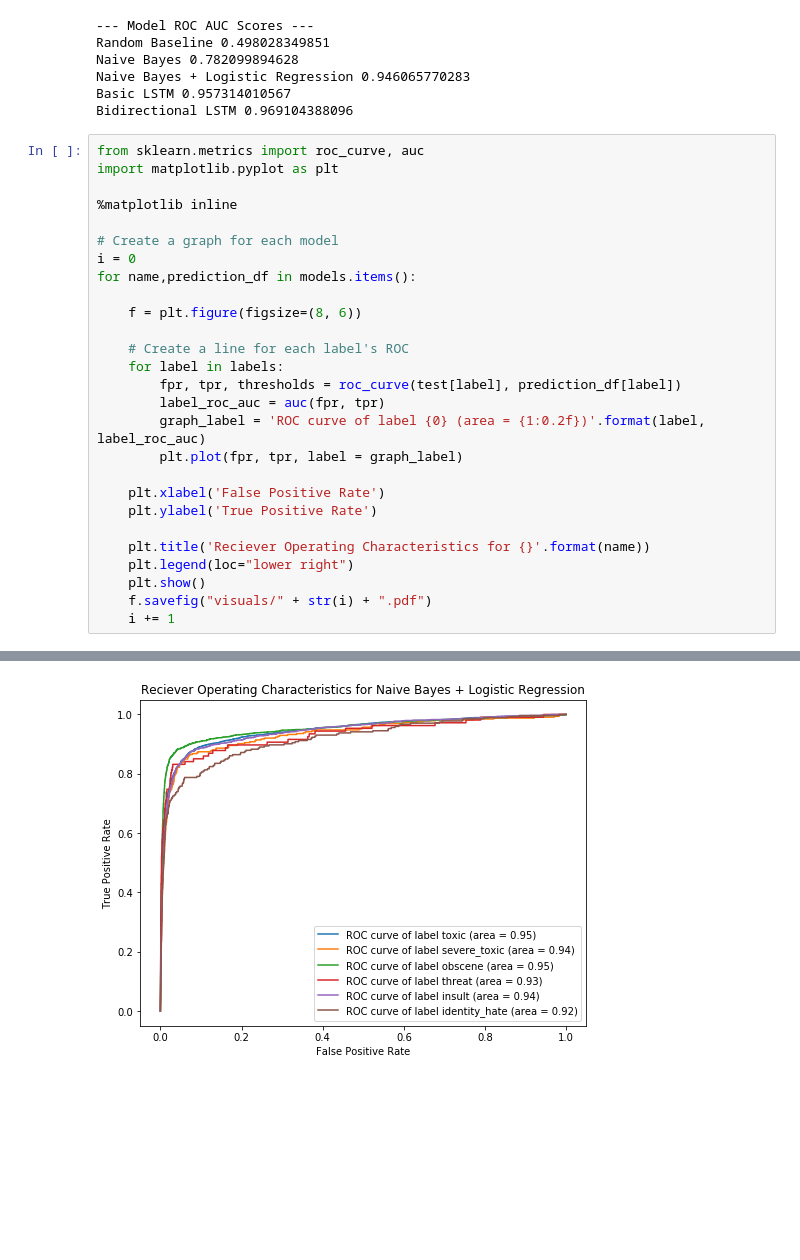
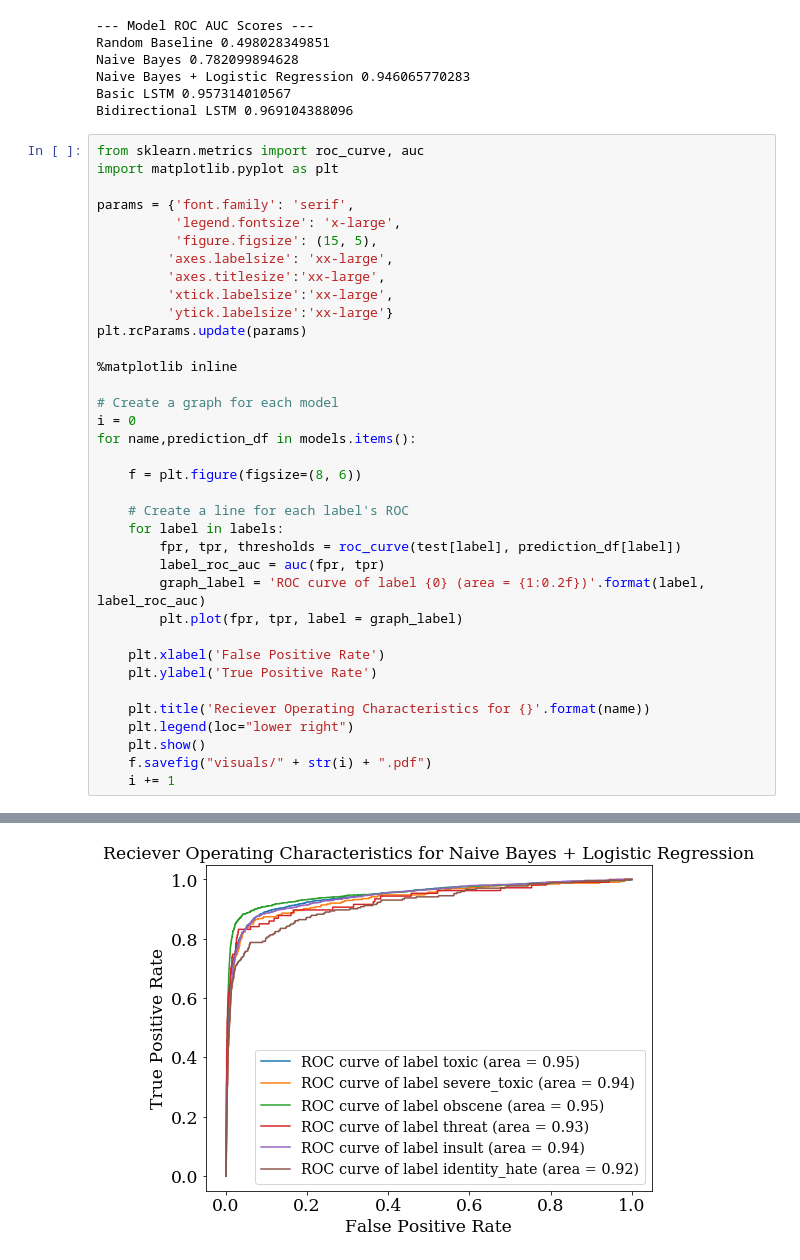
Before and after one commit to jLukeC/CIS599-Deep-Learning-NLP, a Jupyter notebook: identifying & classifying offensive comments/Analyze Model Outputs.ipynb, the cells around one changed output, grey strips where cells are left out. Cells and saved outputs as stored; diff of their text form; blank space fills up the shorter version.

```diff
--- a/identifying & classifying offensive comments/Analyze Model Outputs.ipynb
+++ b/identifying & classifying offensive comments/Analyze Model Outputs.ipynb
@@ -41,6 +39,15 @@ Bidirectional LSTM 0.969104388096
 # %%
 from sklearn.metrics import roc_curve, auc
 import matplotlib.pyplot as plt
+
+params = {'font.family': 'serif',
+          'legend.fontsize': 'x-large',
+          'figure.figsize': (15, 5),
+         'axes.labelsize': 'xx-large',
+         'axes.titlesize':'xx-large',
+         'xtick.labelsize':'xx-large',
+         'ytick.labelsize':'xx-large'}
+plt.rcParams.update(params)
 
 %matplotlib inline
 
@@ -71 +78 @@ for name,prediction_df in models.items():
-[figure, old version]
+[figure, new version]
```
Also changed, not shown: parts of 3 cells of this notebook, 6 other files.
